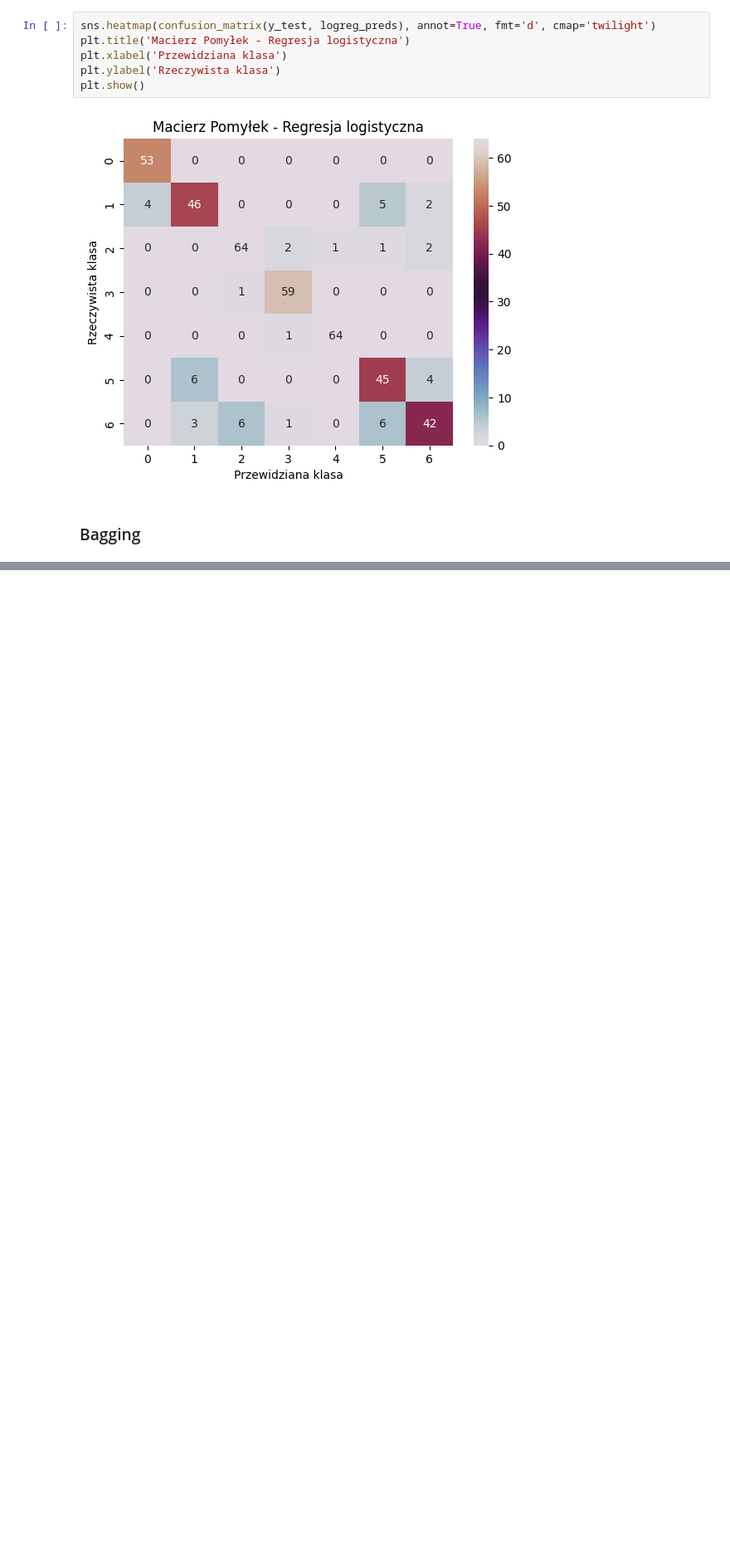
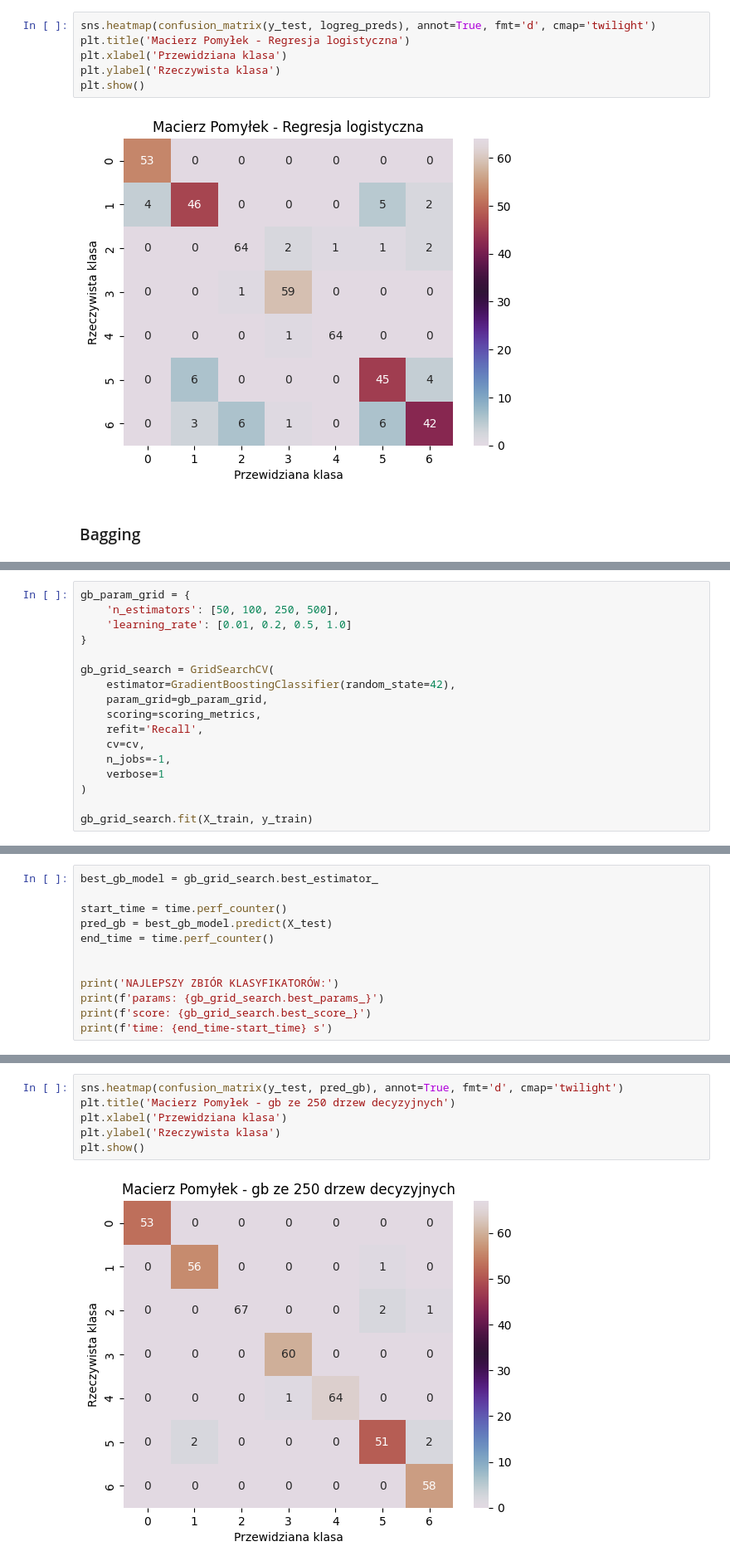
Before and after one commit to Zajecia-na-PWr-LR/lista-5-swientyk, a Jupyter notebook: lab05-ensemble.ipynb, the cells around one changed output, grey strips where cells are left out. Shown at 83% size. Drawn from its saved outputs; the diff is of its cells as text; blank space fills up the shorter version.

```diff
--- a/lab05-ensemble.ipynb
+++ b/lab05-ensemble.ipynb
@@ -457,0 +543,17 @@ czas: 0.034538128999884066
+# %%
+gb_param_grid = {
+    'n_estimators': [50, 100, 250, 500],
+    'learning_rate': [0.01, 0.2, 0.5, 1.0]
+}
+
+gb_grid_search = GridSearchCV(
+    estimator=GradientBoostingClassifier(random_state=42),
+    param_grid=gb_param_grid,
+    scoring=scoring_metrics,
+    refit='Recall',
+    cv=cv,
+    n_jobs=-1,
+    verbose=1
+)
+
+gb_grid_search.fit(X_train, y_train)
@@ -457,0 +572,12 @@ czas: 0.034538128999884066
+# %%
+best_gb_model = gb_grid_search.best_estimator_
+
+start_time = time.perf_counter()
+pred_gb = best_gb_model.predict(X_test)
+end_time = time.perf_counter()
+
+
+print('NAJLEPSZY ZBIÓR KLASYFIKATORÓW:')
+print(f'params: {gb_grid_search.best_params_}')
+print(f'score: {gb_grid_search.best_score_}')
+print(f'time: {end_time-start_time} s')
@@ -457,0 +589,8 @@ czas: 0.034538128999884066
+# %%
+sns.heatmap(confusion_matrix(y_test, pred_gb), annot=True, fmt='d', cmap='twilight')
+plt.title('Macierz Pomyłek - gb ze 250 drzew decyzyjnych')
+plt.xlabel('Przewidziana klasa')
+plt.ylabel('Rzeczywista klasa')
+plt.show()
+# %% [output]
+[figure, added]
```
Also changed, not shown: parts of 27 cells of this notebook.
